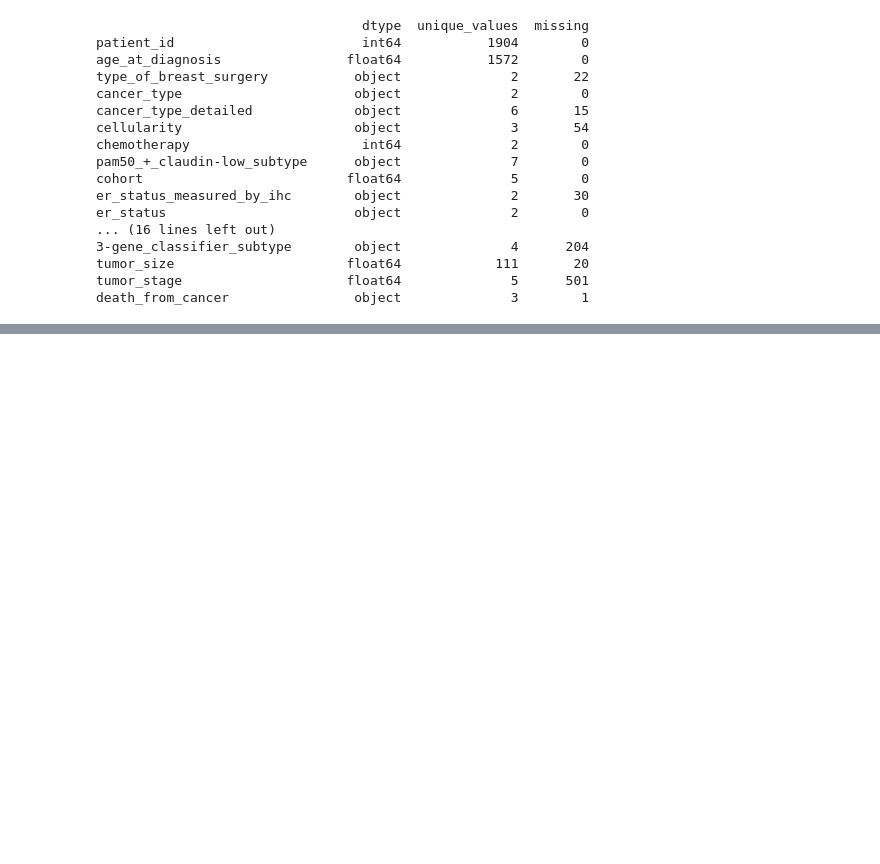
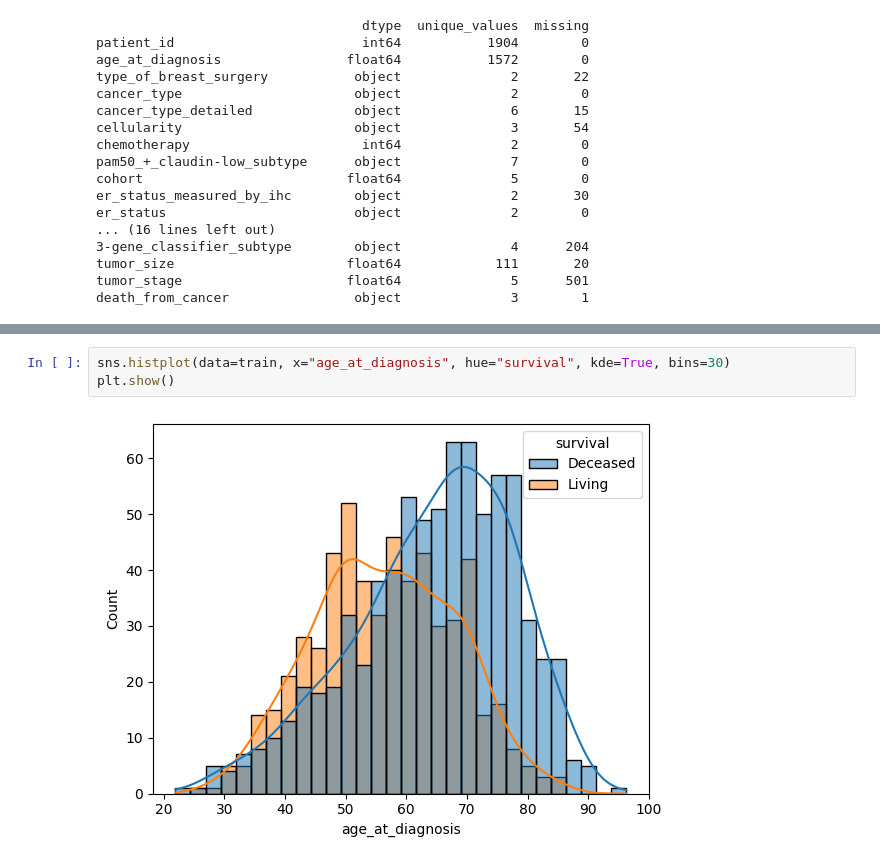
Before and after one commit to ParthHarde/breast-cancer-project, a Jupyter notebook: metabric/01_metabric_data.ipynb, the cells around one changed output, grey strips where cells are left out. Saved outputs shown, nothing was run; the diff lists cells and outputs as text; blank space fills up the shorter version.

```diff
--- a/metabric/01_metabric_data.ipynb
+++ b/metabric/01_metabric_data.ipynb
@@ -167,0 +350,5 @@ death_from_cancer                object              3        1
+# %%
+sns.histplot(data=train, x="age_at_diagnosis", hue="survival", kde=True, bins=30)
+plt.show()
+# %% [output]
+[figure, added]
```
Also changed, not shown: parts of 23 cells of this notebook.
